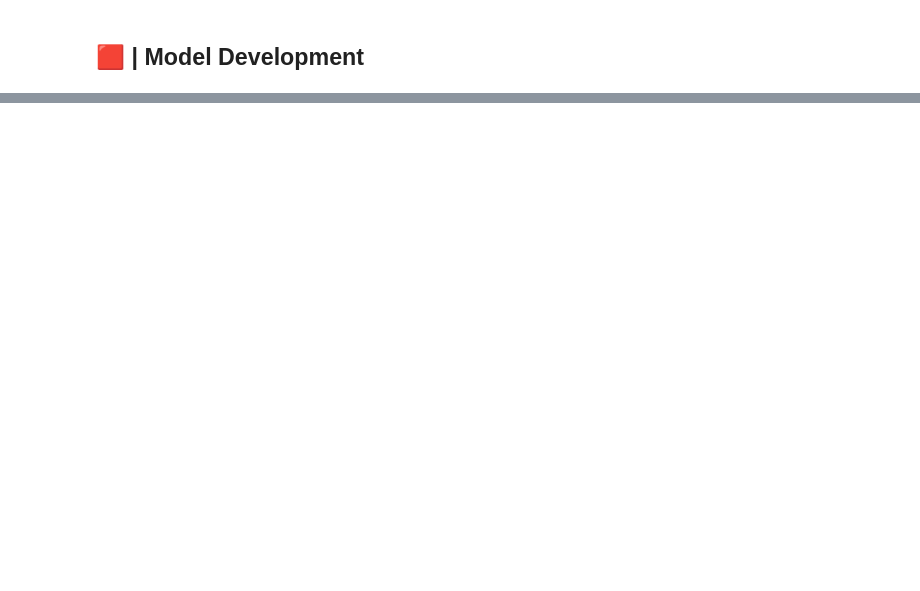
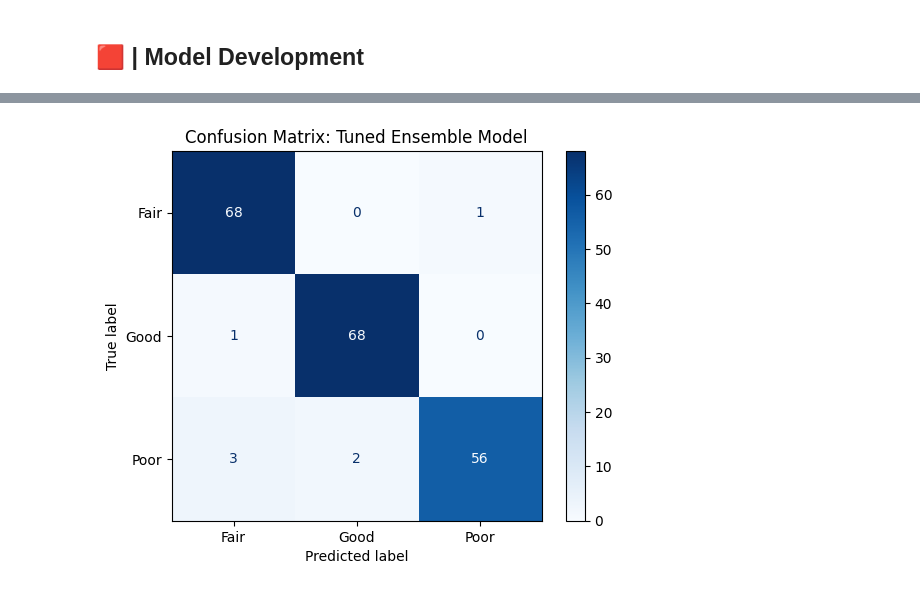
Before and after one commit to burikyali/burikyali, a Jupyter notebook: ml-video-conferencing-analysis.ipynb, the cells around one changed output, grey strips where cells are left out. Cells and saved outputs as stored; diff of their text form; code cells hidden in the pictures; blank space fills up the shorter version.

```diff
--- a/ml-video-conferencing-analysis.ipynb
+++ b/ml-video-conferencing-analysis.ipynb
@@ -1670,0 +1982,79 @@ Final Dataset Sample:
+# %%
+from sklearn.model_selection import RandomizedSearchCV, GridSearchCV
+from sklearn.ensemble import RandomForestClassifier, GradientBoostingClassifier
+from sklearn.ensemble import VotingClassifier
+from scipy.stats import randint
+from sklearn.metrics import confusion_matrix, ConfusionMatrixDisplay
+
+
+# Define parameter grids for Random Forest and Gradient Boosting
+rf_param_grid = {
+    'n_estimators': [100, 200, 300],
+    'max_depth': [None, 10, 20, 30],
+    'min_samples_split': [2, 5, 10],
+    'min_samples_leaf': [1, 2, 4]
+}
+
+gb_param_grid = {
+    'n_estimators': [100, 200, 300],
+    'learning_rate': [0.01, 0.1, 0.2],
+    'max_depth': [3, 5, 10]
+}
+
+# Randomized search for Random Forest
+rf_random = RandomizedSearchCV(
+    estimator=RandomForestClassifier(random_state=42),
+    param_distributions=rf_param_grid,
+    n_iter=20,
+    cv=5,
+    random_state=42,
+    scoring='accuracy',
+    verbose=1,
+    n_jobs=-1
+)
+rf_random.fit(X_train, y_train)
+
+# Grid search for Gradient Boosting
+gb_grid = GridSearchCV(
+    estimator=GradientBoostingClassifier(random_state=42),
+    param_grid=gb_param_grid,
+    cv=5,
+    scoring='accuracy',
+    verbose=1,
+    n_jobs=-1
+)
+gb_grid.fit(X_train, y_train)
+
+# Best parameters
+print("Best Random Forest Parameters:", rf_random.best_params_)
+print("Best Gradient Boosting Parameters:", gb_grid.best_params_)
+
+# Update ensemble model with tuned parameters
+rf_tuned = RandomForestClassifier(**rf_random.best_params_, random_state=42)
+gb_tuned = GradientBoostingClassifier(**gb_grid.best_params_, random_state=42)
+
+voting_model_tuned= VotingClassifier(
+    estimators=[
+        ('RandomForest', rf_tuned),
+        ('GradientBoosting', gb_tuned),
+        ('XGBoost', xgb),
+        ('AdaBoost', ada)
+    ],
+    voting='soft'
+)
+
+voting_model_tuned.fit(X_train, y_train)
+
+# Evaluate tuned ensemble model
+y_pred_tuned = voting_model_tuned.predict(X_test)
+print("Tuned Ensemble Model Performance:\n", classification_report(y_test, y_pred_tuned))
+
+# Visualize tuned confusion matrix
+conf_matrix_tuned = confusion_matrix(y_test, y_pred_tuned)
+
+# Display the confusion matrix
+disp = ConfusionMatrixDisplay(confusion_matrix=conf_matrix_tuned, display_labels=lr_model.classes_)
+disp.plot(cmap='Blues')
+plt.title("Confusion Matrix: Tuned Ensemble Model")
+###plt.show()
+# %% [output]
@@ -1670,0 +2076 @@ Final Dataset Sample:
+[figure, added]
```
Also changed, not shown: parts of 29 cells of this notebook.
